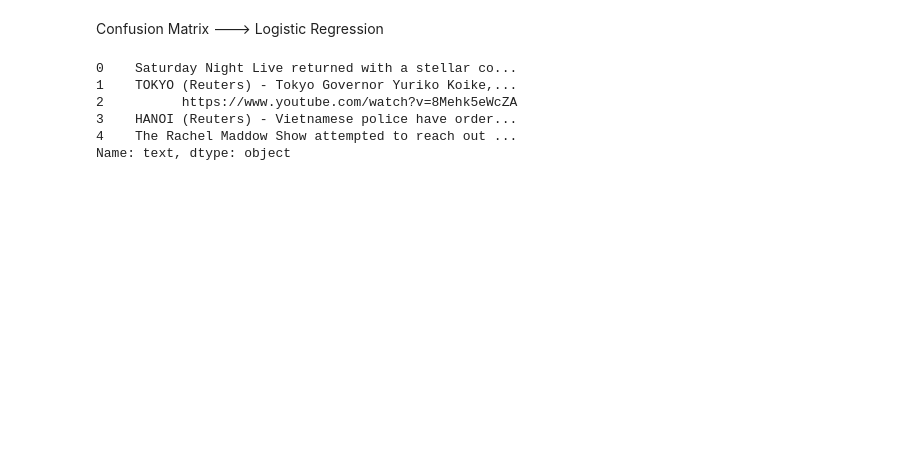
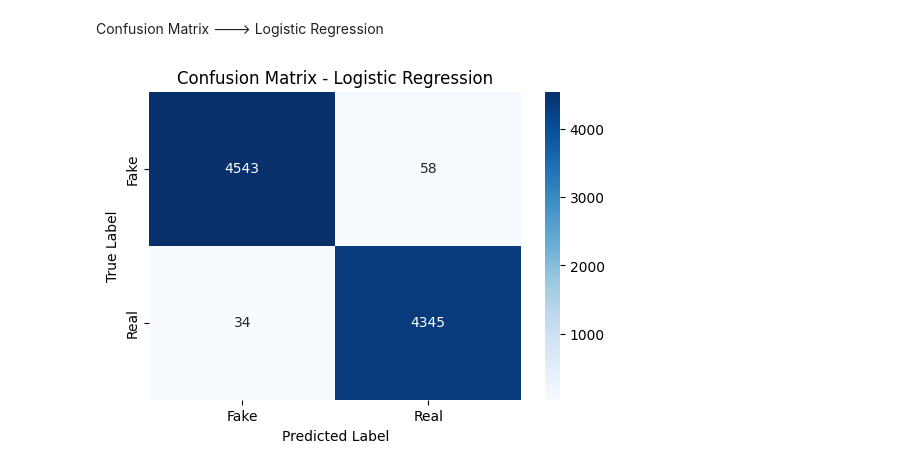
Before and after one commit to Inshalmunaf/Fake-News-Detection, a Jupyter notebook: fake_news2.ipynb, the cells around one changed output. Drawn from its saved outputs; the diff is of its cells as text; code cells hidden in the pictures; blank space fills up the shorter version.

```diff
--- a/fake_news2.ipynb
+++ b/fake_news2.ipynb
@@ -231,16 +237,15 @@ weighted avg       0.95      0.95      0.95      8980
 # %% [markdown]
 Confusion Matrix ---> Logistic Regression
 # %%
-# Generate predictions
-log_preds = log_model.predict(X_test)
 
-# Compute confusion matrix
 cm_log = confusion_matrix(y_test, log_preds)
 
-# Plot using seaborn
+# Plotting
 plt.figure(figsize=(6,4))
 sns.heatmap(cm_log, annot=True, fmt='d', cmap='Blues', xticklabels=["Fake", "Real"], yticklabels=["Fake", "Real"])
 plt.xlabel("Predicted Label")
 plt.ylabel("True Label")
 plt.title("Confusion Matrix - Logistic Regression")
 plt.show()
+# %% [output]
+[figure, added]
@@ -307,9 +251,0 @@ window.mainloop()
-# %%
-data['text'].head()
-# %% [output]
-0    Saturday Night Live returned with a stellar co...
-1    TOKYO (Reuters) - Tokyo Governor Yuriko Koike,...
-2          https://www.youtube.com/watch?v=8Mehk5eWcZA
-3    HANOI (Reuters) - Vietnamese police have order...
-4    The Rachel Maddow Show attempted to reach out ...
-Name: text, dtype: object
```
Also changed, not shown: parts of 23 cells of this notebook, 5 other files.
